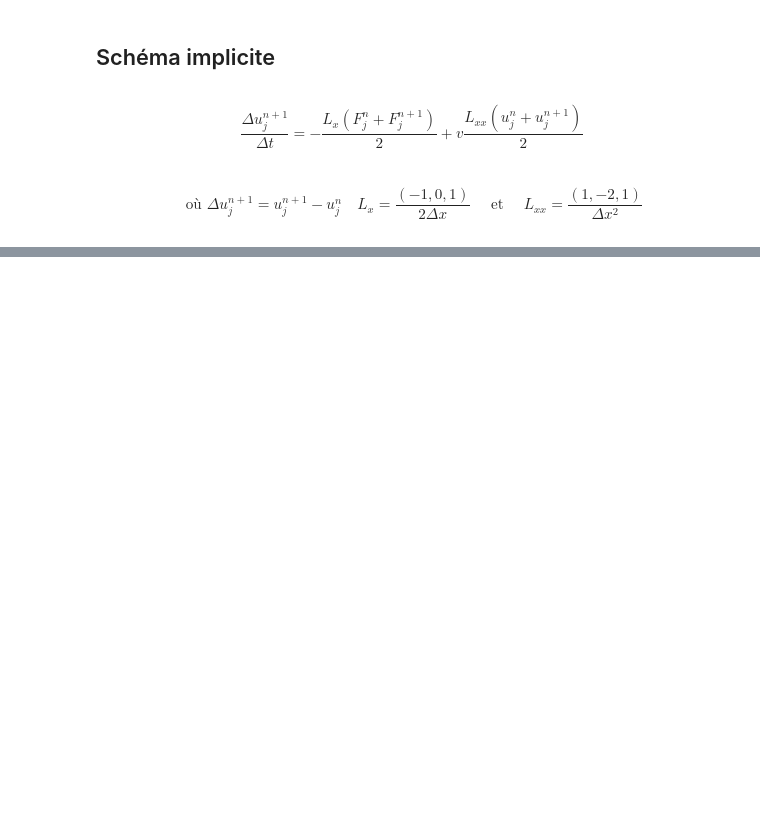
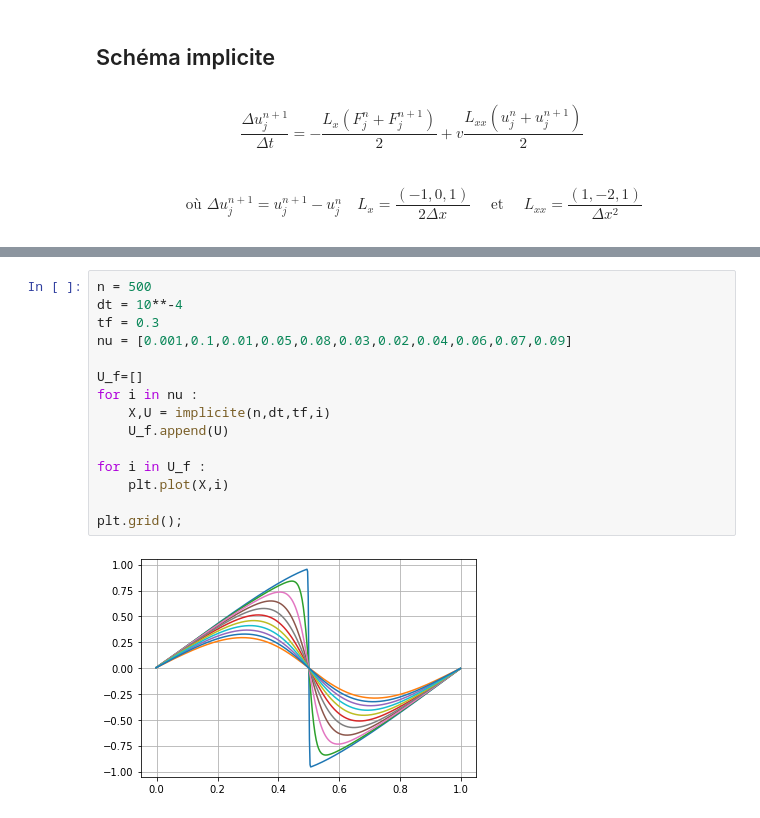
Before and after one commit to SophieWillemot/Equation-de-Burgers, a Jupyter notebook: schéma explicite.ipynb, the cells around one changed output, grey strips where cells are left out. Cells and saved outputs as stored; diff of their text form; blank space fills up the shorter version.

```diff
--- a/schéma explicite.ipynb
+++ b/schéma explicite.ipynb
@@ -91,0 +167,17 @@ $$
+# %%
+n = 500
+dt = 10**-4
+tf = 0.3
+nu = [0.001,0.1,0.01,0.05,0.08,0.03,0.02,0.04,0.06,0.07,0.09]
+
+U_f=[]
+for i in nu :
+    X,U = implicite(n,dt,tf,i)
+    U_f.append(U)
+
+for i in U_f :
+    plt.plot(X,i)
+
+plt.grid();
+# %% [output]
+[figure, added]
```
Also changed, not shown: parts of 5 cells of this notebook.
